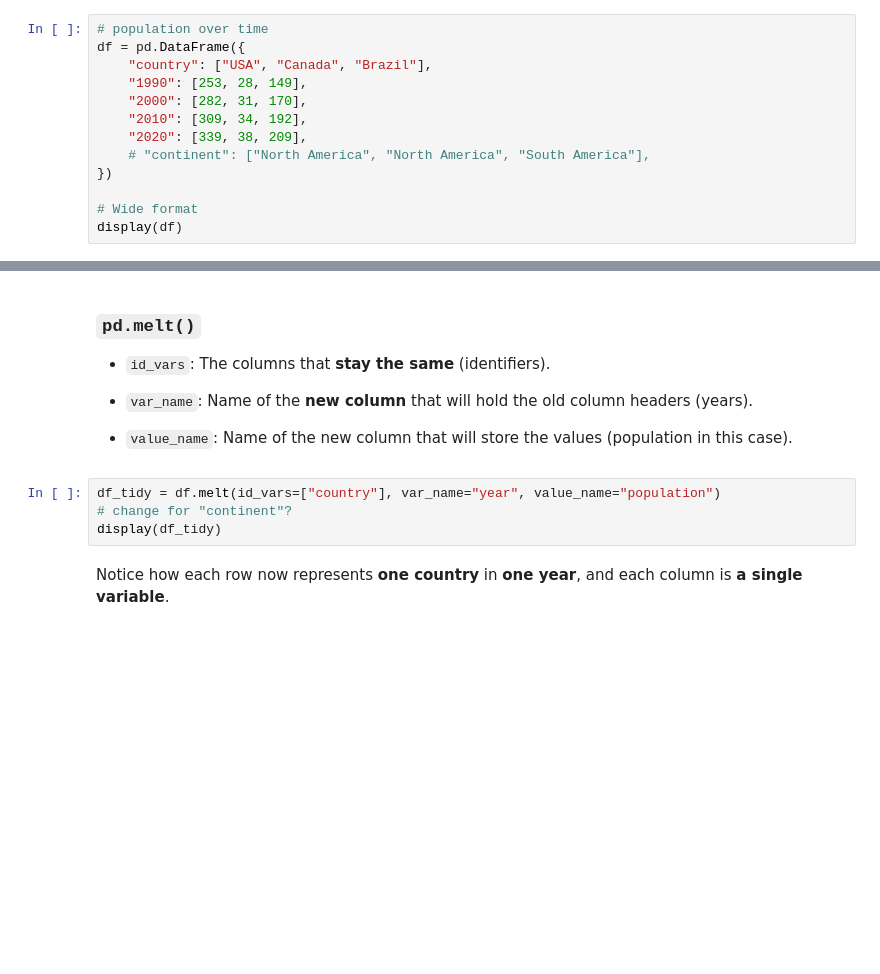
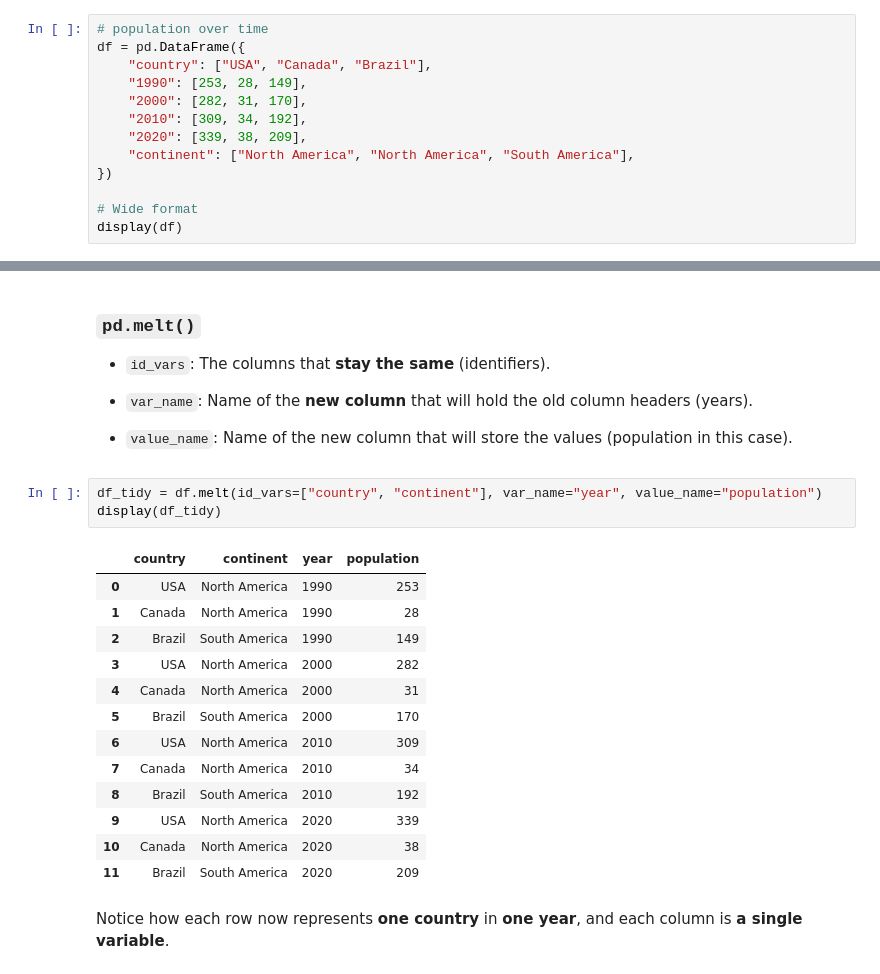
Before and after one commit to filipinascimento/dataviz, a Jupyter notebook: docs/w05-data/class.ipynb, the cells around one changed output, grey strips where cells are left out. Drawn from its saved outputs; the diff is of its cells as text; blank space fills up the shorter version.

```diff
--- a/docs/w05-data/class.ipynb
+++ b/docs/w05-data/class.ipynb
@@ -40,7 +36,7 @@ df = pd.DataFrame({
     "2000": [282, 31, 170],
     "2010": [309, 34, 192],
     "2020": [339, 38, 209],
-    # "continent": ["North America", "North America", "South America"],
+    "continent": ["North America", "North America", "South America"],
 })
 
 # Wide format
@@ -54,9 +55,22 @@ display(df)
 
  - `value_name`: Name of the new column that will store the values (population in this case).
 # %%
-df_tidy = df.melt(id_vars=["country"], var_name="year", value_name="population")
-# change for "continent"?
+df_tidy = df.melt(id_vars=["country", "continent"], var_name="year", value_name="population")
 display(df_tidy)
+# %% [output]
+|  | country | continent | year | population |
+| 0 | USA | North America | 1990 | 253 |
+| 1 | Canada | North America | 1990 | 28 |
+| 2 | Brazil | South America | 1990 | 149 |
+| 3 | USA | North America | 2000 | 282 |
+| 4 | Canada | North America | 2000 | 31 |
+| 5 | Brazil | South America | 2000 | 170 |
+| 6 | USA | North America | 2010 | 309 |
+| 7 | Canada | North America | 2010 | 34 |
+| 8 | Brazil | South America | 2010 | 192 |
+| 9 | USA | North America | 2020 | 339 |
+| 10 | Canada | North America | 2020 | 38 |
+| 11 | Brazil | South America | 2020 | 209 |
 # %% [markdown]
  Notice how each row now represents **one country** in **one year**, and each column is **a single variable**.
 # %% [markdown]
```
Also changed, not shown: parts of 14 cells of this notebook, 11 other files.
